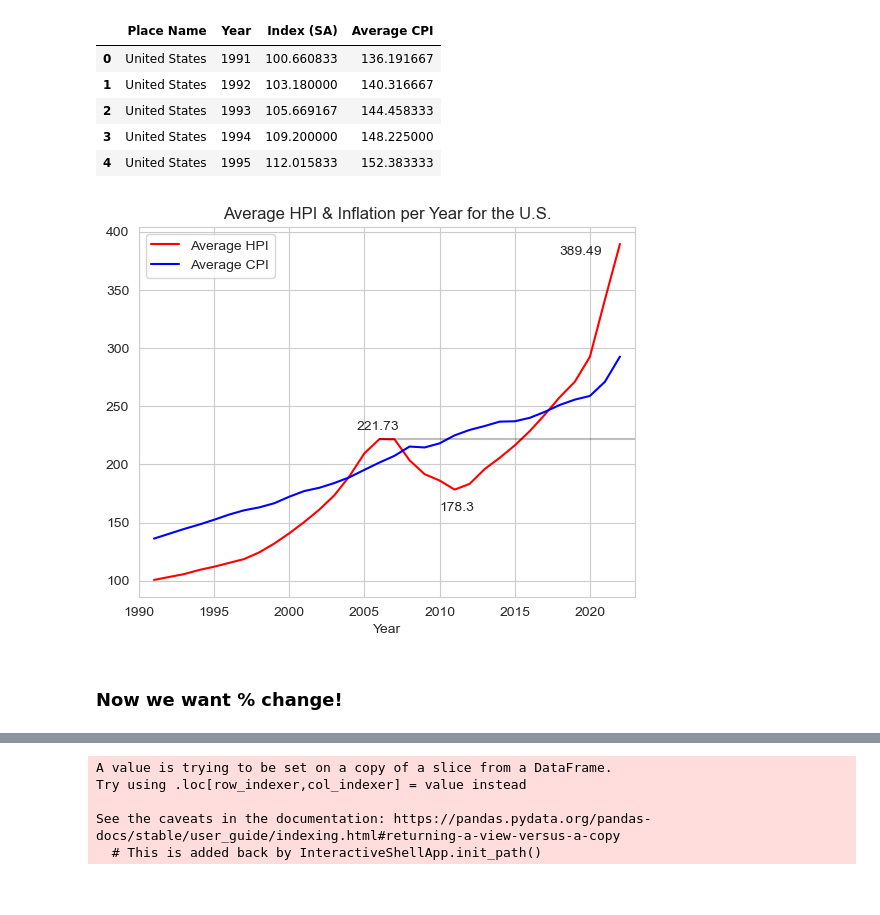
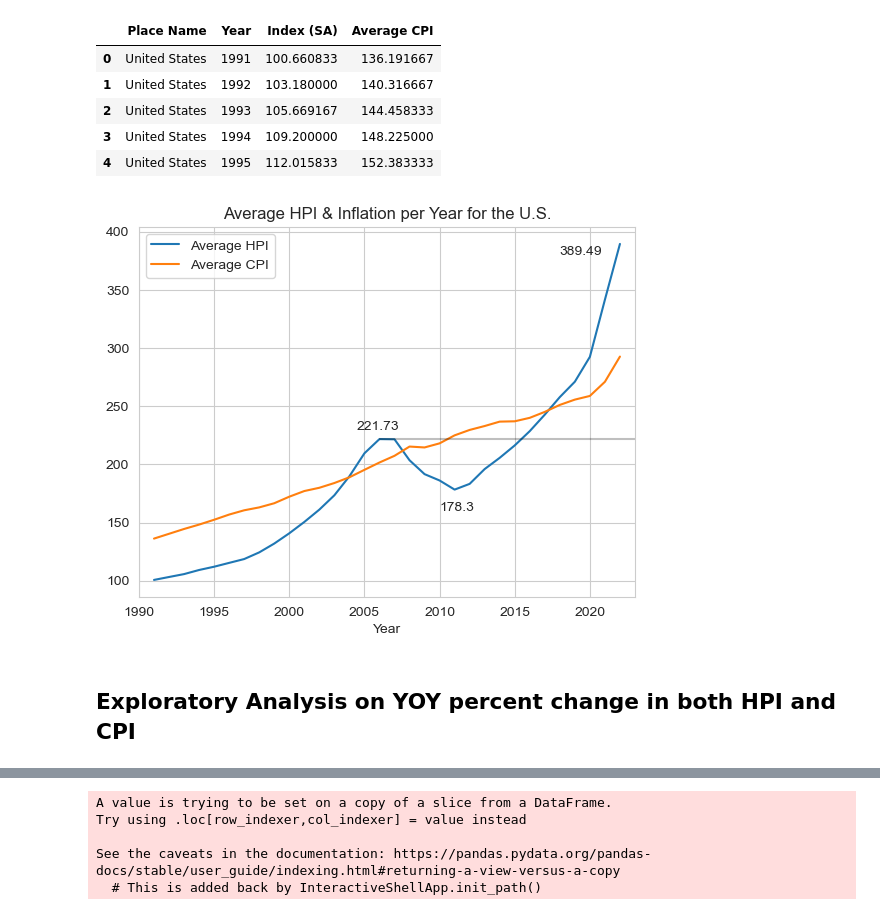
Before and after one commit to wpreeti/Group-8_Project, a Jupyter notebook: HpiCpi_viz/hpi_cpi_viz.ipynb, the cells around one changed output, grey strips where cells are left out. Cells and saved outputs as stored; diff of their text form; code cells hidden in the pictures.

Commit message:
"Updated readme and added outputs"

```diff
--- a/HpiCpi_viz/hpi_cpi_viz.ipynb
+++ b/HpiCpi_viz/hpi_cpi_viz.ipynb
@@ -23,24 +23,26 @@ hpi_df.head()
 | 4 | United States | 1995 | 112.015833 | 152.383333 |
 # %%
 # Line plot for average HPI and CPI for U.S.
-index, = plt.plot(hpi_df['Year'], hpi_df['Index (SA)'],
-                  color='red', label= 'Average HPI')
-cpi, = plt.plot(hpi_df['Year'], hpi_df['Average CPI'],
-                color='blue', label= 'Average CPI')
+index, = plt.plot(hpi_df['Year'], hpi_df['Index (SA)'], label= 'Average HPI')
+cpi, = plt.plot(hpi_df['Year'], hpi_df['Average CPI'], label= 'Average CPI')
 plt.xlabel('Year')
 plt.xlim(1990, 2023)
 plt.annotate(round(hpi_df['Index (SA)'][15], 2), (2004.5, 230))
 plt.annotate(round(hpi_df['Index (SA)'][20], 2), (2010, 160))
 plt.annotate(round(hpi_df['Index (SA)'][31], 2), (2018, 380))
 plt.title('Average HPI & Inflation per Year for the U.S.')
 plt.hlines(221.73,2006,2023, alpha=0.25, color='black')
 plt.legend()
 plt.grid(True)
+
+# Save the figure
+plt.savefig("output/output1.png")
+
 plt.show()
 # %% [output]
-[figure, old version]
+[figure, new version]
-# %% [markdown]
-### Now we want % change!
+# %% [markdown]
+## Exploratory Analysis on YOY percent change in both HPI and CPI
 # %%
 
 # Create new columns detailing percentage change
```
Also changed, not shown: parts of 16 cells of this notebook, 8 other files.
